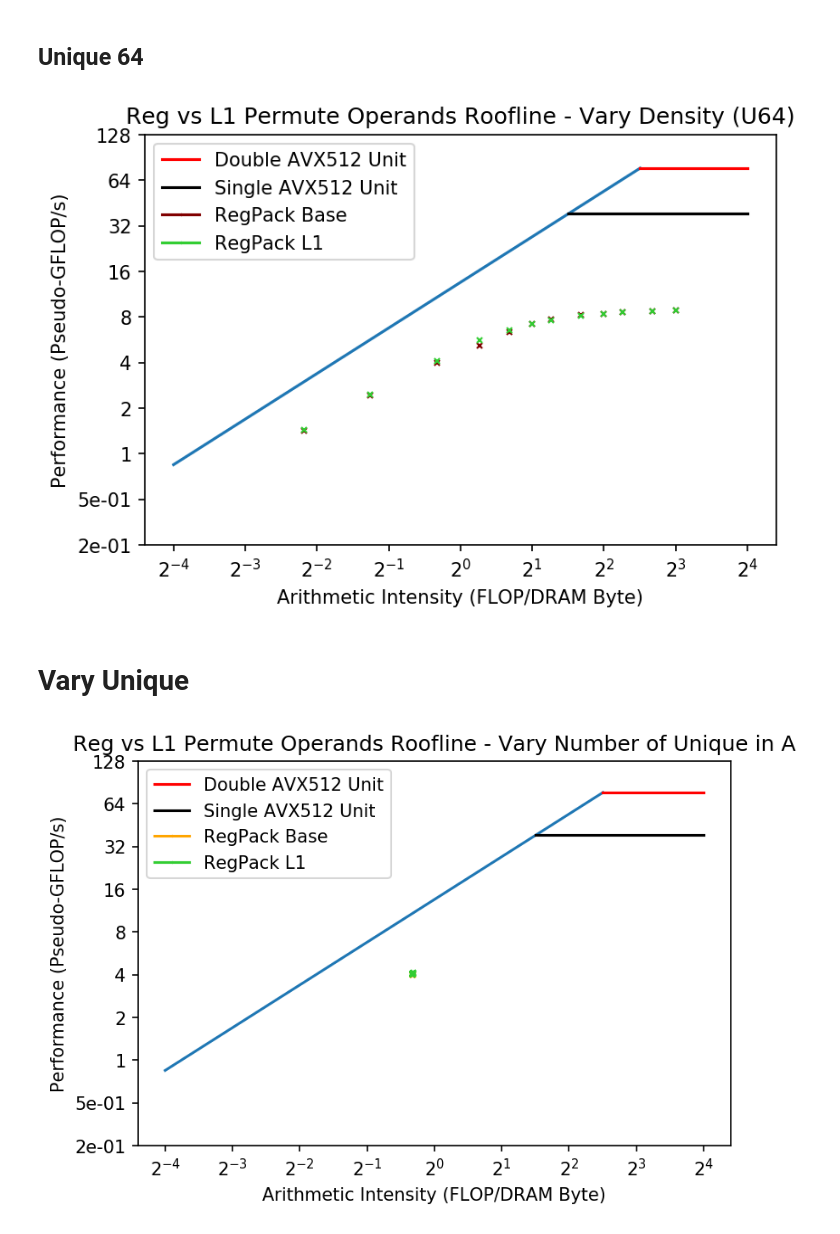
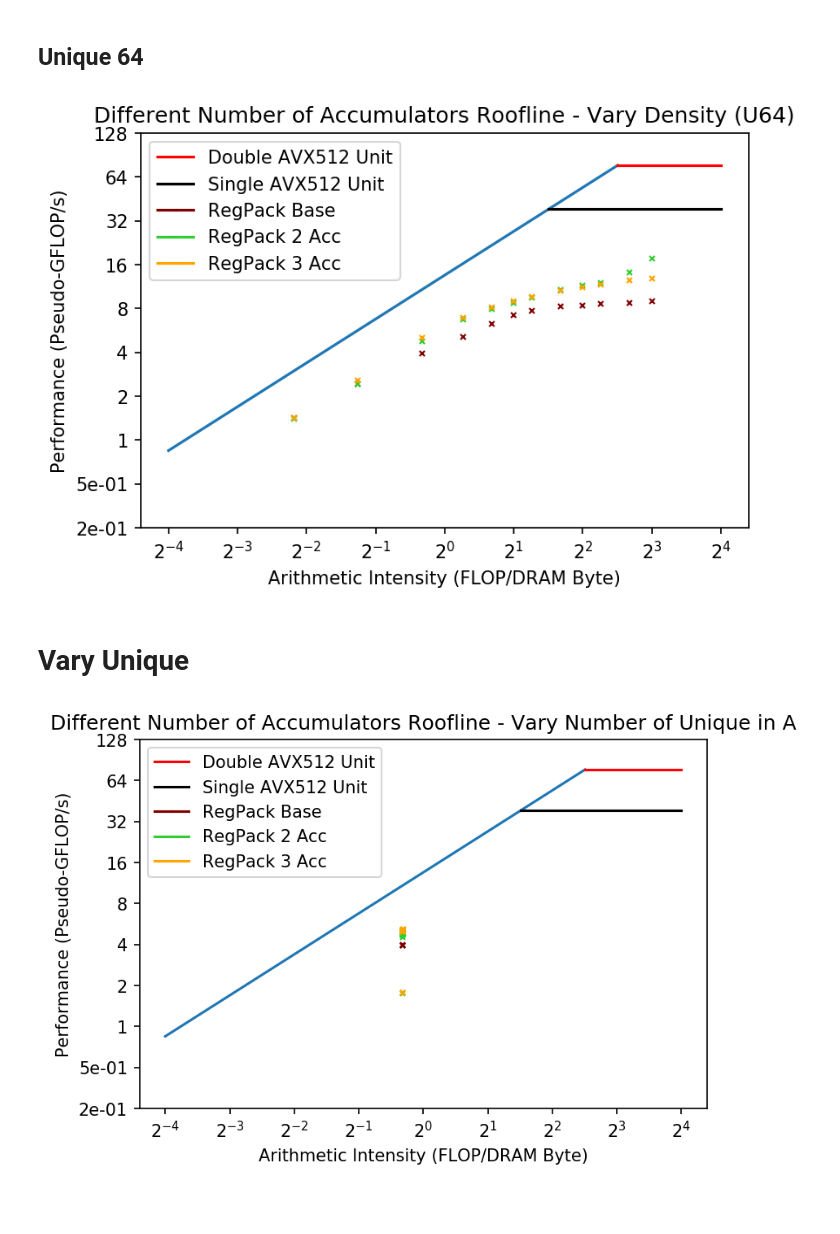
Before and after one commit to mahudu97/fyp-scratch, a Jupyter notebook: src/plot/regpack_ln2/roofline_synth_bench.ipynb, the cells around one changed output. Drawn from its saved outputs; the diff is of its cells as text; code cells hidden in the pictures; blank space fills up the shorter version.

```diff
--- a/src/plot/regpack_ln2/roofline_synth_bench.ipynb
+++ b/src/plot/regpack_ln2/roofline_synth_bench.ipynb
@@ -182,6 +190,7 @@ types = ["vary_row/q_16", "vary_row/q_64",
 ## Unique 16
 # %%
 vr16_mat_names, vr16_ref_FLOPs, vr16_local_FLOPs = calc_GFLOPs(mat_FLOPS, [run_1['vary_row/q_16'], run_2['vary_row/q_16'], run_3['vary_row/q_16']])
+_, _, vr16_ln3_FLOPs = calc_GFLOPs(mat_FLOPS, [ln3_run_1['vary_row/q_16'], ln3_run_2['vary_row/q_16'], ln3_run_3['vary_row/q_16']])
 # %%
 vr16_ref_AIs, vr16_local_AIs = get_AI(mat_AI_ref, mat_AI_local, vr16_mat_names)
 # %%
@@ -353,6 +378,7 @@ plt.show()
 # %%
 key = 'vary_density/q_16'
 mat_names, ref_FLOPs, local_FLOPs = calc_GFLOPs(mat_FLOPS, [run_1[key], run_2[key], run_3[key]])
+_, _, ln3_FLOPs = calc_GFLOPs(mat_FLOPS, [ln3_run_1[key], ln3_run_2[key], ln3_run_3[key]])
 ref_AIs, local_AIs = get_AI(mat_AI_ref, mat_AI_local, mat_names)
 
 fig = plt.figure(dpi=150)
@@ -367,12 +393,16 @@ x = np.array([(XEON_8175M_PEAK_FLOPS/2)/XEON_8175M_PEAK_BW, 2**4])
 y = [(XEON_8175M_PEAK_FLOPS/2),(XEON_8175M_PEAK_FLOPS/2)]
 ax.plot(x, y, color='black', label="Single AVX512 Unit")
 
-ax.plot(local_AIs[0], ref_FLOPs[0], marker='x', color='orange', ms=1, label="RegPack Base")
+ax.plot(local_AIs[0], ref_FLOPs[0], marker='x', color='maroon', ms=1, label="RegPack Base")
 for i, mat_name in enumerate(mat_names):
-    ax.plot(local_AIs[i], ref_FLOPs[i], marker='x', color='orange', ms=3)
-ax.plot(local_AIs[0], local_FLOPs[0], marker='x', color='limegreen', ms=1, label="RegPack L1")
+    ax.plot(local_AIs[i], ref_FLOPs[i], marker='x', color='maroon', ms=3)
+ax.plot(local_AIs[0], local_FLOPs[0], marker='x', color='limegreen', ms=1, label="RegPack 2 Acc")
 for i, mat_name in enumerate(mat_names):
     ax.plot(local_AIs[i], local_FLOPs[i], marker='x', color='limegreen', ms=3)
+ax.plot(local_AIs[0], ln3_FLOPs[0], marker='x', color='orange', ms=1, label="RegPack 3 Acc")
+for i, mat_name in enumerate(mat_names):
+    ax.plot(local_AIs[i], ln3_FLOPs[i], marker='x', color='orange', ms=3)
+
 
 ax.set_xscale('log', basex=2)
 ax.set_yscale('log', basey=2)
@@ -382,8 +412,8 @@ ax.set_yticks([2**i for i in range(-2, 8)])
 ax.yaxis.set_major_formatter(LogFormatter(base=2))
 ax.set_xlabel('Arithmetic Intensity (FLOP/DRAM Byte)')
 ax.set_ylabel('Performance (Pseudo-GFLOP/s)')
-ax.set_title('Reg vs L1 Permute Operands Roofline - Vary Density (U16)')
+ax.set_title('Different Number of Accumulators Roofline - Vary Density (U16)')
 plt.legend()
-plt.savefig("./../../../plots/regpack_L1/synth/roofline/vary_density_u16.pdf")
+plt.savefig("./../../../plots/regpack_ln2/synth/roofline/vary_density_u16.pdf")
 plt.show()
 # %% [output]
@@ -393,6 +423,7 @@ plt.show()
 # %%
 key = 'vary_density/q_64'
 mat_names, ref_FLOPs, local_FLOPs = calc_GFLOPs(mat_FLOPS, [run_1[key], run_2[key], run_3[key]])
+_, _, ln3_FLOPs = calc_GFLOPs(mat_FLOPS, [ln3_run_1[key], ln3_run_2[key], ln3_run_3[key]])
 ref_AIs, local_AIs = get_AI(mat_AI_ref_dense, mat_AI_local, mat_names)
 
 fig = plt.figure(dpi=150)
@@ -410,9 +441,13 @@ ax.plot(x, y, color='black', label="Single AVX512 Unit")
 ax.plot(local_AIs[0], ref_FLOPs[0], marker='x', color='maroon', ms=1, label="RegPack Base")
 for i, mat_name in enumerate(mat_names):
     ax.plot(local_AIs[i], ref_FLOPs[i], marker='x', color='maroon', ms=3)
-ax.plot(local_AIs[0], local_FLOPs[0], marker='x', color='limegreen', ms=1, label="RegPack L1")
+ax.plot(local_AIs[0], local_FLOPs[0], marker='x', color='limegreen', ms=1, label="RegPack 2 Acc")
 for i, mat_name in enumerate(mat_names):
     ax.plot(local_AIs[i], local_FLOPs[i], marker='x', color='limegreen', ms=3)
+ax.plot(local_AIs[0], ln3_FLOPs[0], marker='x', color='orange', ms=1, label="RegPack 3 Acc")
+for i, mat_name in enumerate(mat_names):
+    ax.plot(local_AIs[i], ln3_FLOPs[i], marker='x', color='orange', ms=3)
+
 
 ax.set_xscale('log', basex=2)
 ax.set_yscale('log', basey=2)
@@ -422,51 +457,53 @@ ax.set_yticks([2**i for i in range(-2, 8)])
 ax.yaxis.set_major_formatter(LogFormatter(base=2))
 ax.set_xlabel('Arithmetic Intensity (FLOP/DRAM Byte)')
 ax.set_ylabel('Performance (Pseudo-GFLOP/s)')
-ax.set_title('Reg vs L1 Permute Operands Roofline - Vary Density (U64)')
+ax.set_title('Different Number of Accumulators Roofline - Vary Density (U64)')
 plt.legend()
-plt.savefig("./../../../plots/regpack_L1/synth/roofline/vary_density_u64.pdf")
+plt.savefig("./../../../plots/regpack_ln2/synth/roofline/vary_density_u64.pdf")
 plt.show()
 # %% [output]
-[figure, old version]
+[figure, new version]
 # %% [markdown]
 # Vary Unique
 # %%
 key = 'vary_unique'
 mat_names, ref_FLOPs, local_FLOPs = calc_GFLOPs(mat_FLOPS, [run_1[key], run_2[key], run_3[key]])
+_, _, ln3_FLOPs = calc_GFLOPs(mat_FLOPS, [ln3_run_1[key], ln3_run_2[key], ln3_run_3[key]])
 ref_AIs, local_AIs = get_AI(mat_AI_ref, mat_AI_local, mat_names)
 
 fig = plt.figure(dpi=150)
 ax = fig.add_subplot(111)
 x = np.array([2**(-4), XEON_8175M_PEAK_FLOPS/XEON_8175M_PEAK_BW])
 y = x*XEON_8175M_PEAK_BW
 ax.plot(x, y)
 x = np.array([XEON_8175M_PEAK_FLOPS/XEON_8175M_PEAK_BW, 2**4])
 y = [XEON_8175M_PEAK_FLOPS,XEON_8175M_PEAK_FLOPS]
 ax.plot(x, y, color='red', label="Double AVX512 Unit")
 x = np.array([(XEON_8175M_PEAK_FLOPS/2)/XEON_8175M_PEAK_BW, 2**4])
 y = [(XEON_8175M_PEAK_FLOPS/2),(XEON_8175M_PEAK_FLOPS/2)]
 ax.plot(x, y, color='black', label="Single AVX512 Unit")
 
-ax.plot(local_AIs[0], ref_FLOPs[0], marker='x', color='orange', ms=1, label="RegPack Base")
+ax.plot(local_AIs[0], ref_FLOPs[0], marker='x', color='maroon', ms=1, label="RegPack Base")
 for i, mat_name in enumerate(mat_names[:4]):
-    ax.plot(local_AIs[i], ref_FLOPs[i], marker='x', color='orange', ms=3)
-
-
-ax.plot(local_AIs[0], local_FLOPs[0], marker='x', color='limegreen', ms=1, label="RegPack L1")
+    ax.plot(local_AIs[i], ref_FLOPs[i], marker='x', color='maroon', ms=3)
+ax.plot(local_AIs[0], local_FLOPs[0], marker='x', color='limegreen', ms=1, label="RegPack 2 Acc")
 for i, mat_name in enumerate(mat_names):
     ax.plot(local_AIs[i], local_FLOPs[i], marker='x', color='limegreen', ms=3)
+ax.plot(local_AIs[0], ln3_FLOPs[0], marker='x', color='orange', ms=1, label="RegPack 3 Acc")
+for i, mat_name in enumerate(mat_names):
+    ax.plot(local_AIs[i], ln3_FLOPs[i], marker='x', color='orange', ms=3)
 
 ax.set_xscale('log', basex=2)
 ax.set_yscale('log', basey=2)
 ax.set_xticks([2**i for i in range(-4, 5)])
 ax.set_yticks([2**i for i in range(-2, 8)])
 #ax.xaxis.set_major_formatter(LogFormatter(base=2))
 ax.yaxis.set_major_formatter(LogFormatter(base=2))
 ax.set_xlabel('Arithmetic Intensity (FLOP/DRAM Byte)')
 ax.set_ylabel('Performance (Pseudo-GFLOP/s)')
-ax.set_title('Reg vs L1 Permute Operands Roofline - Vary Number of Unique in A')
+ax.set_title('Different Number of Accumulators Roofline - Vary Number of Unique in A')
 plt.legend()
-plt.savefig("./../../../plots/regpack_L1/synth/roofline/vary_unique.pdf")
+plt.savefig("./../../../plots/regpack_ln2/synth/roofline/vary_unique.pdf")
 plt.show()
 # %% [output]
-[figure, old version]
+[figure, new version]
```
Also changed, not shown: parts of 6 cells of this notebook, 22 other files.
